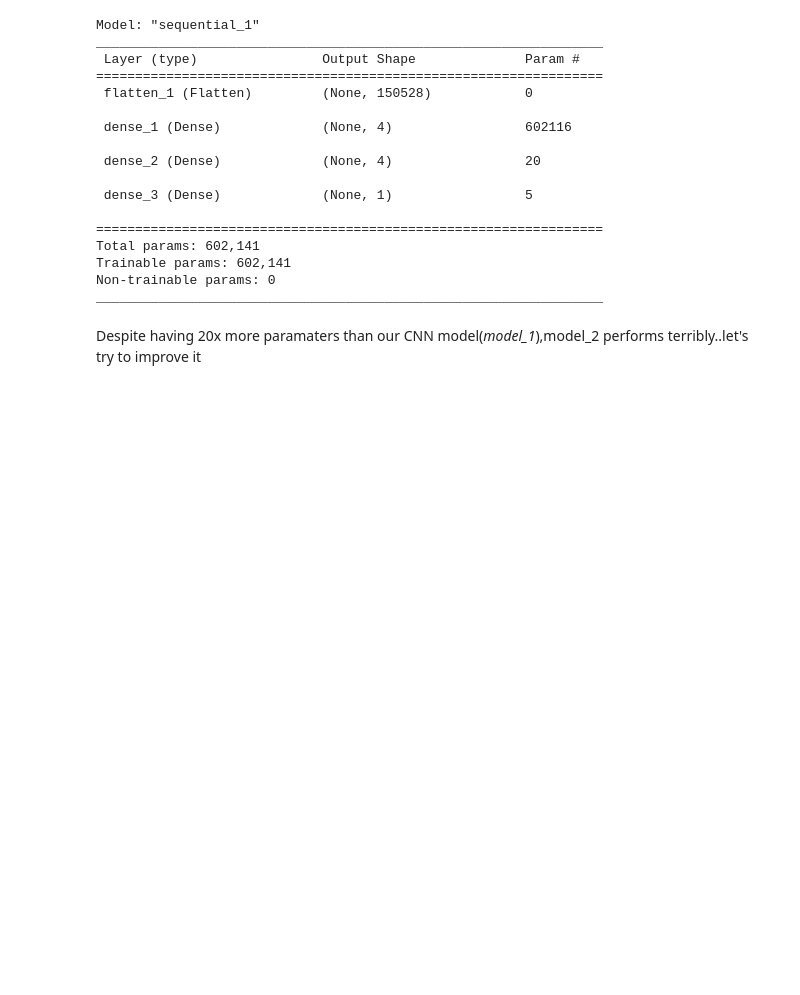
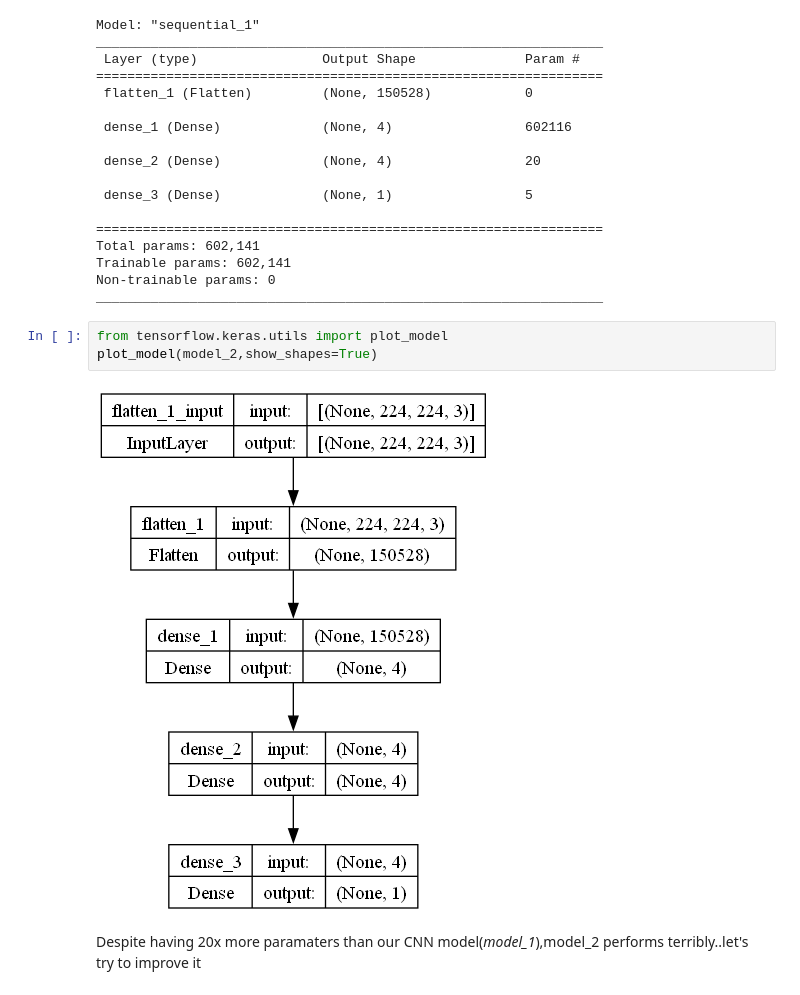
Before and after one commit to saipraneethamvudutha/TensorFlow-Daniel-Brouke, a Jupyter notebook: 03_Convolutional_neural_networks_in_tensorflow.ipynb, the cells around one changed output. Saved outputs shown, nothing was run; the diff lists cells and outputs as text; blank space fills up the shorter version.

```diff
--- a/03_Convolutional_neural_networks_in_tensorflow.ipynb
+++ b/03_Convolutional_neural_networks_in_tensorflow.ipynb
@@ -363,6 +363,11 @@ Total params: 602,141
 Trainable params: 602,141
 Non-trainable params: 0
 _________________________________________________________________
+# %%
+from tensorflow.keras.utils import plot_model
+plot_model(model_2,show_shapes=True)
+# %% [output]
+[figure, added]
 # %% [markdown]
 Despite having 20x more paramaters than our CNN model(*model_1*),model_2 performs terribly..let's try to improve it
 # %%
```
Also changed, not shown: parts of 51 cells of this notebook, 1 other file.
